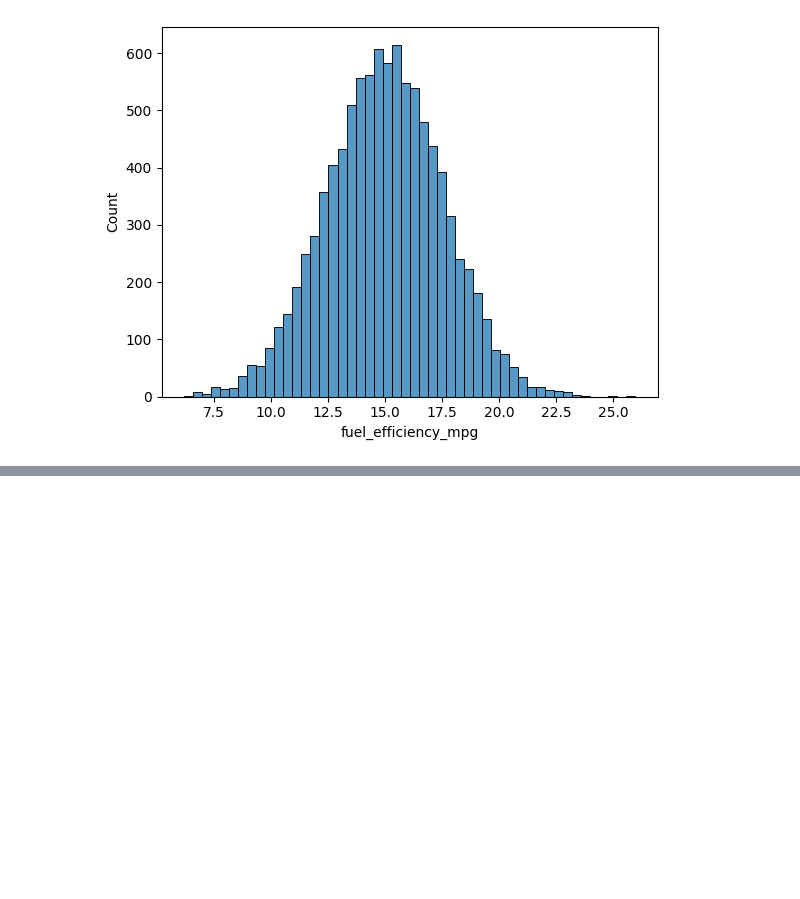
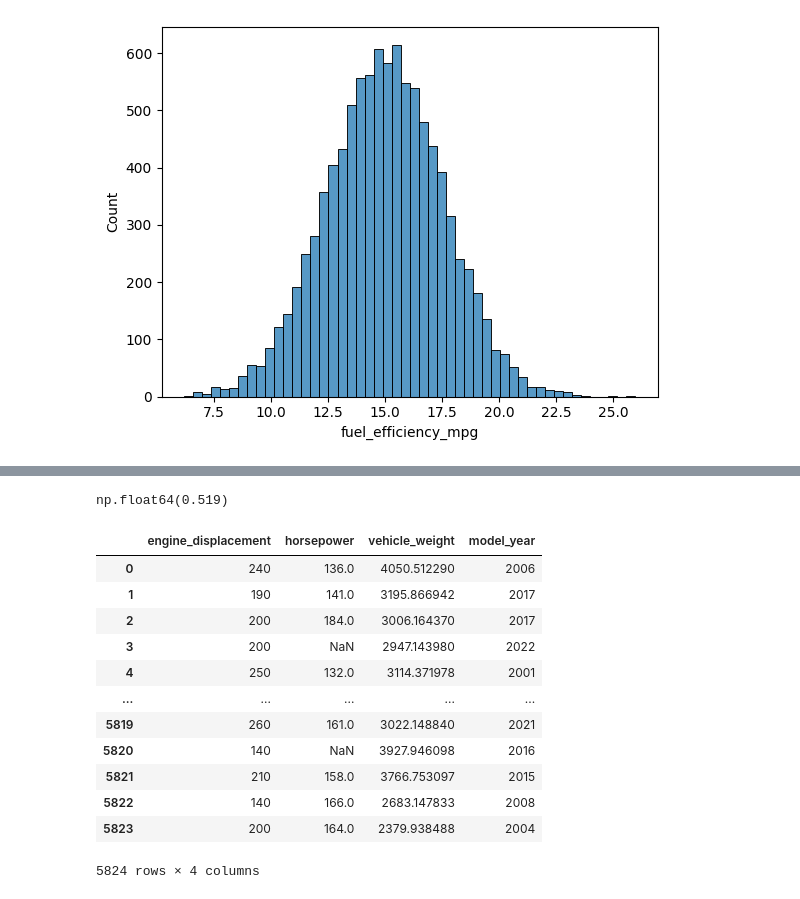
Before and after one commit to kaizenlem/machinelearning-zoomcapmp-homework, a Jupyter notebook: 02-regression/02-Homework.ipynb, the cells around one changed output, grey strips where cells are left out. Cells and saved outputs as stored; diff of their text form; code cells hidden in the pictures; blank space fills up the shorter version.

```diff
--- a/02-regression/02-Homework.ipynb
+++ b/02-regression/02-Homework.ipynb
@@ -68,0 +269,54 @@ sns.histplot(df['fuel_efficiency_mpg'], bins=50)
+# %%
+seeds = list(range(10))
+rmse_scores = []
+
+n = len(df)
+n_val = int(n*0.2)
+n_test = int(n*0.2)
+n_train = n - n_val - n_test
+
+for s in seeds:
+    idx = np.arange(n)
+    np.random.seed(s)
+    np.random.shuffle(idx)
+
+    df_train = df.iloc[idx[:n_train]].reset_index(drop=True)
+    df_val = df.iloc[idx[n_train:n_train+n_val]].reset_index(drop=True)
+    df_test = df.iloc[idx[n_train+n_val:]].reset_index(drop=True)
+
+
+    y_train = df_train.fuel_efficiency_mpg.values
+    y_val = df_val.fuel_efficiency_mpg.values
+    y_test = df_test.fuel_efficiency_mpg.values
+
+    del df_train['fuel_efficiency_mpg']
+    del df_val['fuel_efficiency_mpg']
+    del df_test['fuel_efficiency_mpg']
+
+    X_train = prepare_X(df_train)
+    X_val = prepare_X(df_val)
+
+    w0, w = train_linear_regression(X_train, y_train)
+    y_pred = w0 + X_val.dot(w)
+    rmse_scores.append(rmse(y_val, y_pred))
+
+
+np.mean(rmse_scores).round(3)
+# %% [output]
+np.float64(0.519)
+# %%
+df_train
+# %% [output]
+|  | engine_displacement | horsepower | vehicle_weight | model_year |
+| 0 | 240 | 136.0 | 4050.512290 | 2006 |
+| 1 | 190 | 141.0 | 3195.866942 | 2017 |
+| 2 | 200 | 184.0 | 3006.164370 | 2017 |
+| 3 | 200 | NaN | 2947.143980 | 2022 |
+| 4 | 250 | 132.0 | 3114.371978 | 2001 |
+| ... | ... | ... | ... | ... |
+| 5819 | 260 | 161.0 | 3022.148840 | 2021 |
+| 5820 | 140 | NaN | 3927.946098 | 2016 |
+| 5821 | 210 | 158.0 | 3766.753097 | 2015 |
+| 5822 | 140 | 166.0 | 2683.147833 | 2008 |
+| 5823 | 200 | 164.0 | 2379.938488 | 2004 |
+5824 rows × 4 columns
```
Also changed, not shown: parts of 25 cells of this notebook.
